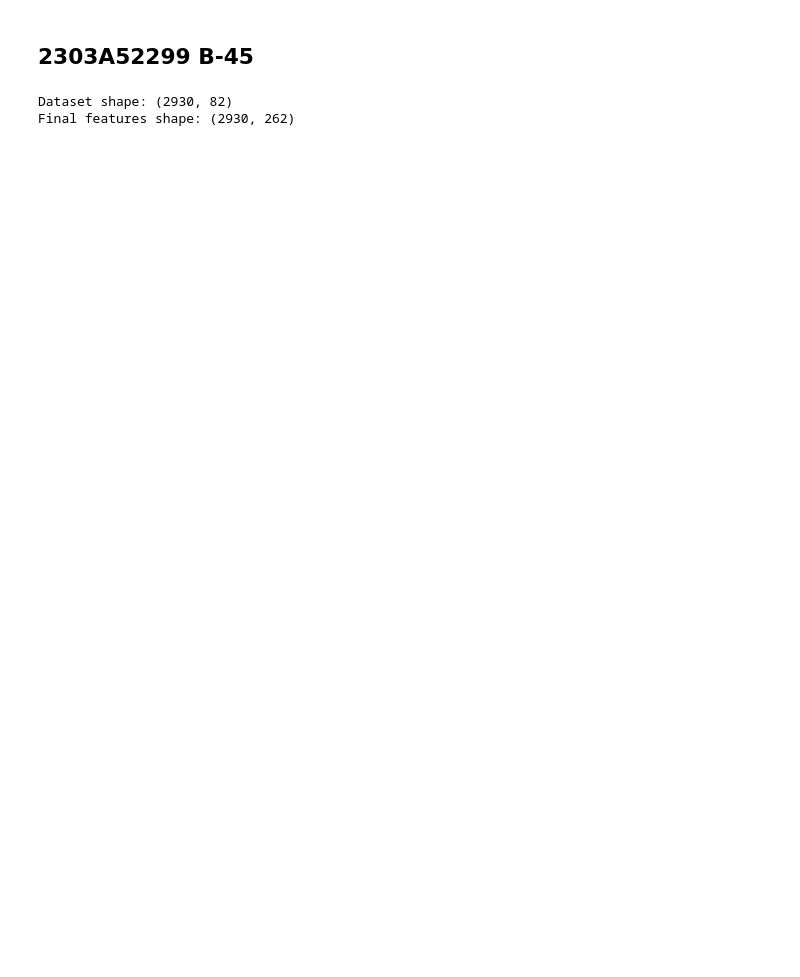
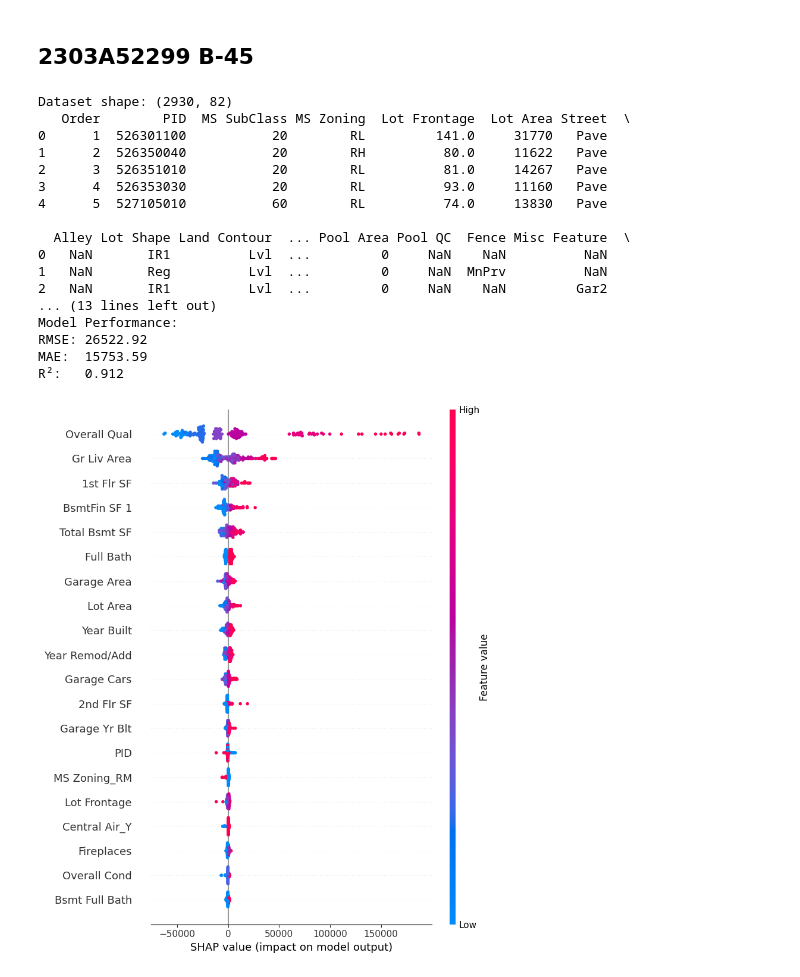
Before and after one commit to 2303a52299/explainable-AI, a Jupyter notebook: Exp_Lab_2_.ipynb, the cells around one changed output. Cells and saved outputs as stored; diff of their text form; code cells hidden in the pictures; blank space fills up the shorter version.

```diff
--- a/Exp_Lab_2_.ipynb
+++ b/Exp_Lab_2_.ipynb
@@ -11,57 +11,105 @@ import shap
 from sklearn.model_selection import train_test_split
 from sklearn.ensemble import RandomForestRegressor
 from sklearn.metrics import mean_squared_error, mean_absolute_error, r2_score
+
+# -----------------------------
+# 1. Load Dataset
+# -----------------------------
 df = pd.read_csv("AmesHousing.csv")
+print("Dataset shape:", df.shape)
+print(df.head())
 
-print("Dataset shape:", df.shape)
-df.head()
+# -----------------------------
+# 2. Features & Target
+# -----------------------------
 target = "SalePrice"
 X = df.drop(columns=[target])
 y = df[target]
 
+# Encode categorical variables
 X = pd.get_dummies(X, drop_first=True)
+print("Final features shape:", X.shape)
 
-print("Final features shape:", X.shape)
-X.head()
+# -----------------------------
+# 3. Train-Test Split
+# -----------------------------
+X_train, X_test, y_train, y_test = train_test_split(
+    X, y, test_size=0.2, random_state=42
+)
 
-X_train, X_test, y_train, y_test = train_test_split(
-    X, y, test_size=0.2, random_state=42)
-
+# -----------------------------
+# 4. Model Training
+# -----------------------------
 model = RandomForestRegressor(n_estimators=300, random_state=42, n_jobs=-1)
 model.fit(X_train, y_train)
+
+# Predictions
 y_pred = model.predict(X_test)
 
+# -----------------------------
+# 5. Model Performance
+# -----------------------------
 rmse = np.sqrt(mean_squared_error(y_test, y_pred))
 mae = mean_absolute_error(y_test, y_pred)
 r2 = r2_score(y_test, y_pred)
 
 print("\nModel Performance:")
 print(f"RMSE: {rmse:.2f}")
 print(f"MAE:  {mae:.2f}")
 print(f"R²:   {r2:.3f}")
+
+# -----------------------------
+# 6. SHAP Analysis
+# -----------------------------
 explainer = shap.TreeExplainer(model)
 X_sample = X_test.sample(n=200, random_state=42)
 shap_values = explainer.shap_values(X_sample)
-shap.summary_plot(shap_values, X_sample, show=False)
+
+# Summary Plot
+shap.summary_plot(shap_values, X_sample)
 plt.title("SHAP Summary Plot")
 plt.show()
+
+# Dependence Plot (for most important feature)
 top_feature = X.columns[np.argsort(np.abs(shap_values).mean(axis=0))[::-1][0]]
-shap.dependence_plot(top_feature, shap_values, X_sample, show=False)
+shap.dependence_plot(top_feature, shap_values, X_sample)
 plt.title(f"SHAP Dependence Plot for {top_feature}")
 plt.show()
-i = 0  # pick the first row in sample
+
+# Waterfall Plot (single prediction)
+i = 0
 exp = shap.Explanation(
     values=shap_values[i],
-    base_values=np.array([explainer.expected_value]),
+    base_values=explainer.expected_value,
     data=X_sample.iloc[i, :].values,
     feature_names=X_sample.columns.tolist()
 )
-shap.plots.waterfall(exp, max_display=12, show=False)
+shap.plots.waterfall(exp, max_display=12)
 plt.title("SHAP Waterfall Plot")
 plt.show()
+
+# -----------------------------
+# 7. Compare with Model Feature Importance
+# -----------------------------
 importances = pd.Series(model.feature_importances_, index=X.columns)
 print("\nTop 10 features by model importance:")
-importances.sort_values(ascending=False).head(10)
+print(importances.sort_values(ascending=False).head(10))
 # %% [output]
 Dataset shape: (2930, 82)
-Final features shape: (2930, 262)
+   Order        PID  MS SubClass MS Zoning  Lot Frontage  Lot Area Street  \
+0      1  526301100           20        RL         141.0     31770   Pave
+1      2  526350040           20        RH          80.0     11622   Pave
+2      3  526351010           20        RL          81.0     14267   Pave
+3      4  526353030           20        RL          93.0     11160   Pave
+4      5  527105010           60        RL          74.0     13830   Pave
+
+  Alley Lot Shape Land Contour  ... Pool Area Pool QC  Fence Misc Feature  \
+0   NaN       IR1          Lvl  ...         0     NaN    NaN          NaN
+1   NaN       Reg          Lvl  ...         0     NaN  MnPrv          NaN
+2   NaN       IR1          Lvl  ...         0     NaN    NaN         Gar2
+... (13 lines left out)
+Model Performance:
+RMSE: 26522.92
+MAE:  15753.59
+R²:   0.912
+[figure, added]
```
Also changed, not shown: parts of 1 cell of this notebook.
